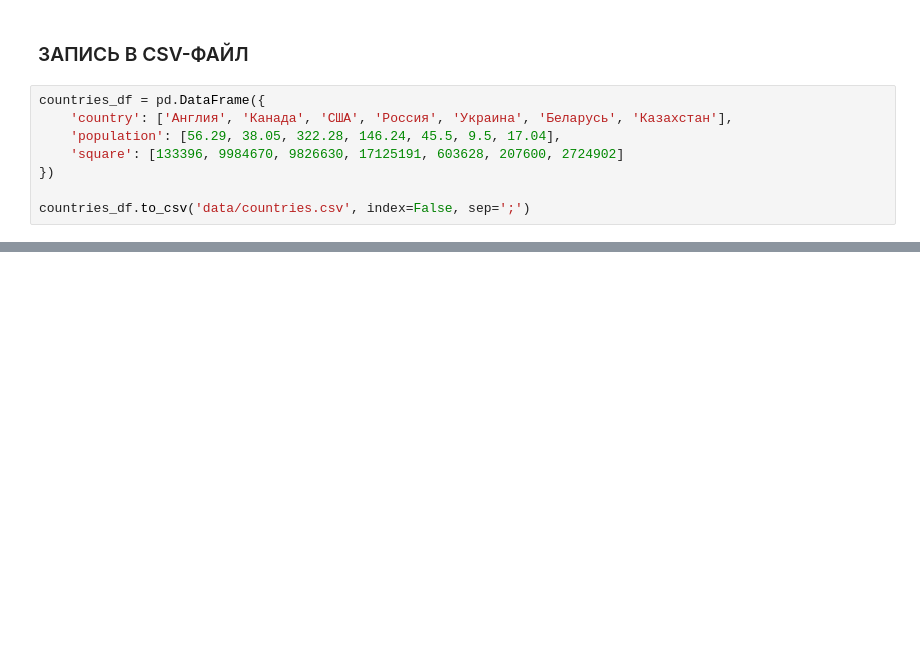
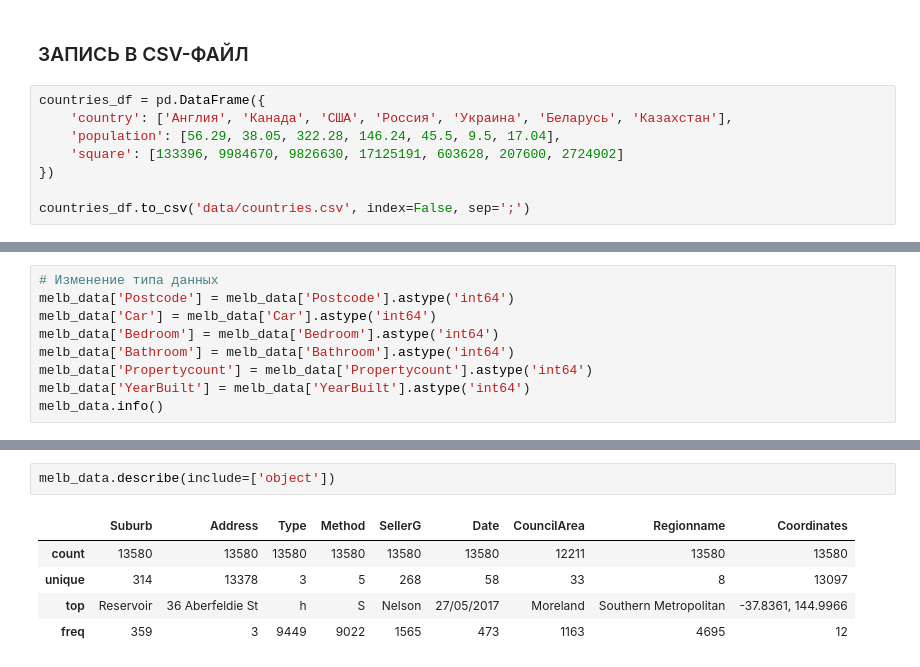
Before and after one commit to Sabirida/SF_Data_Science, a Jupyter notebook: test_0.ipynb, the cells around one changed output, grey strips where cells are left out. Cells and saved outputs as stored; diff of their text form; blank space fills up the shorter version.

```diff
--- a/test_0.ipynb
+++ b/test_0.ipynb
@@ -153,0 +259,9 @@ countries_df.to_csv('data/countries.csv', index=False, sep=';')
+# %%
+# Изменение типа данных
+melb_data['Postcode'] = melb_data['Postcode'].astype('int64')
+melb_data['Car'] = melb_data['Car'].astype('int64')
+melb_data['Bedroom'] = melb_data['Bedroom'].astype('int64')
+melb_data['Bathroom'] = melb_data['Bathroom'].astype('int64')
+melb_data['Propertycount'] = melb_data['Propertycount'].astype('int64')
+melb_data['YearBuilt'] = melb_data['YearBuilt'].astype('int64')
+melb_data.info()
@@ -153,0 +299,8 @@ countries_df.to_csv('data/countries.csv', index=False, sep=';')
+# %%
+melb_data.describe(include=['object'])
+# %% [output]
+|  | Suburb | Address | Type | Method | SellerG | Date | CouncilArea | Regionname | Coordinates |
+| count | 13580 | 13580 | 13580 | 13580 | 13580 | 13580 | 12211 | 13580 | 13580 |
+| unique | 314 | 13378 | 3 | 5 | 268 | 58 | 33 | 8 | 13097 |
+| top | Reservoir | 36 Aberfeldie St | h | S | Nelson | 27/05/2017 | Moreland | Southern Metropolitan | -37.8361, 144.9966 |
+| freq | 359 | 3 | 9449 | 9022 | 1565 | 473 | 1163 | 4695 | 12 |
```
Also changed, not shown: parts of 16 cells of this notebook.
